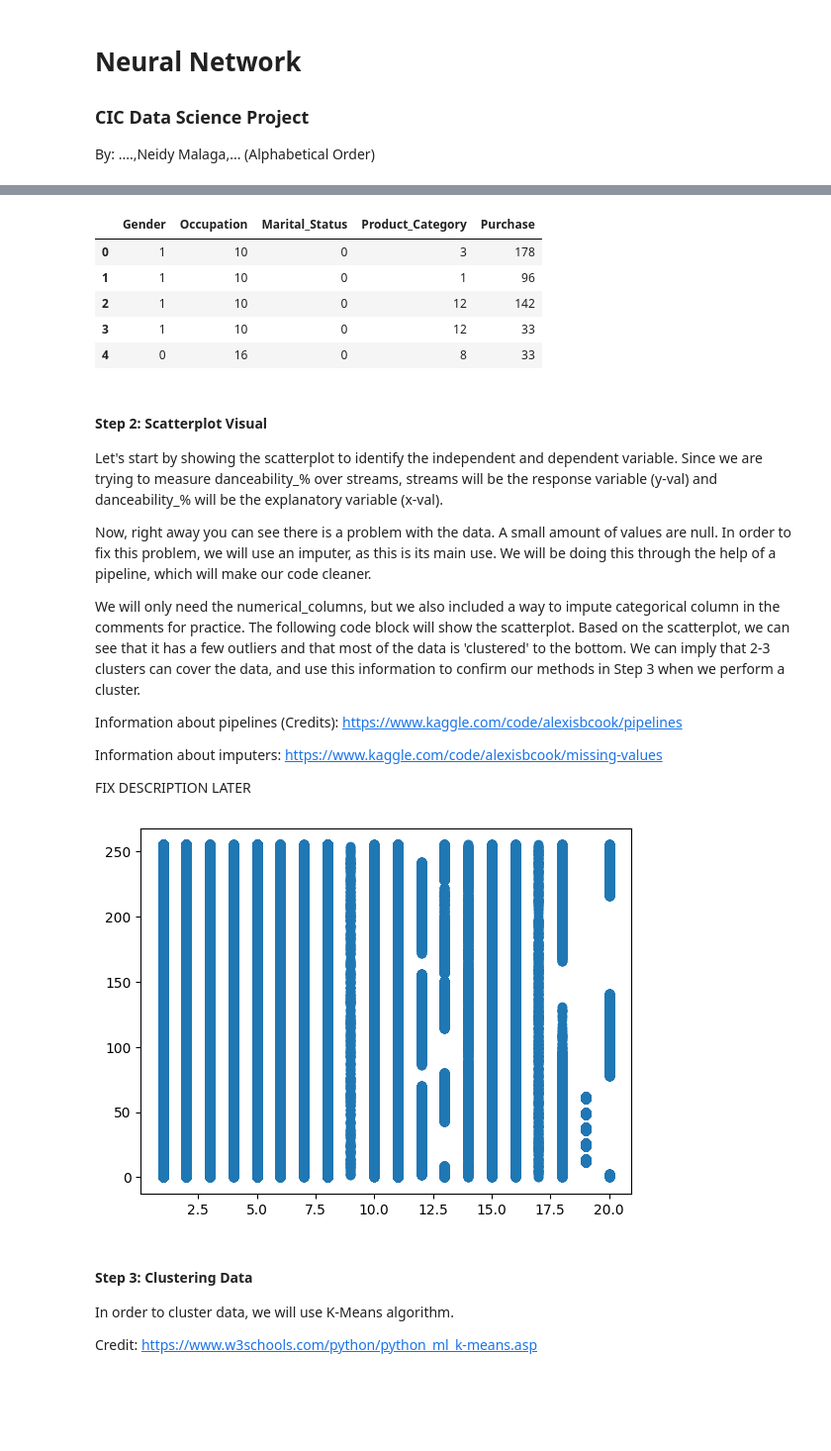
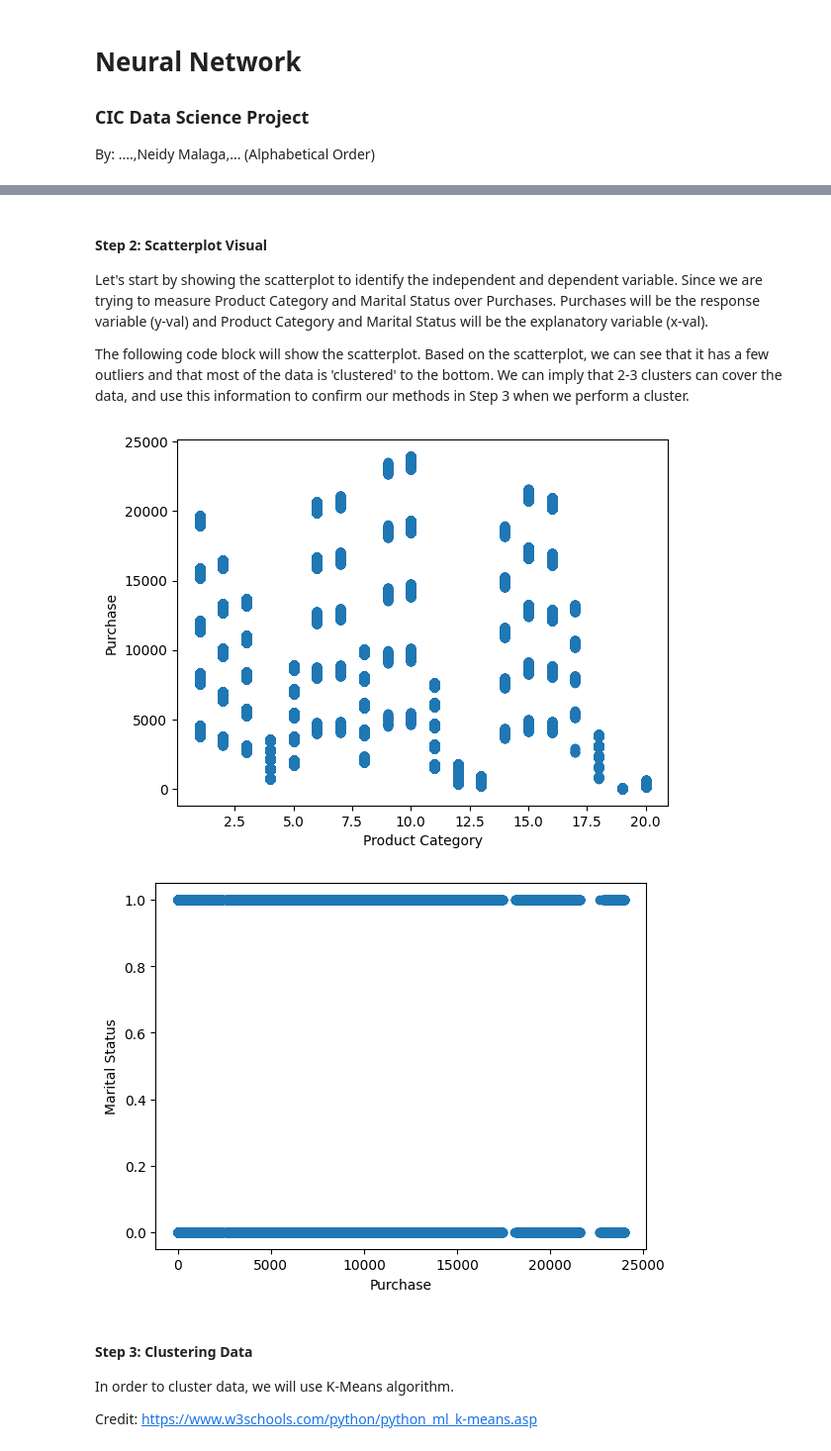
Before and after one commit to CIC-Research/Data-Science-Project, a Jupyter notebook: main.ipynb, the cells around one changed output, grey strips where cells are left out. Shown at 99% size. Cells and saved outputs as stored; diff of their text form; code cells hidden in the pictures; blank space fills up the shorter version.

Commit message:
cleaned up Step 2 and Step 3

```diff
--- a/main.ipynb
+++ b/main.ipynb
@@ -16,57 +16,31 @@ Walmart_Data['Product_Category'] = Walmart_Data['Product_Category'].astype('uint
 Walmart_Data['Purchase'] = Walmart_Data['Purchase'].astype('uint8')
 Walmart_Data['Gender'] = Walmart_Data['Gender'].map({'M': 0, 'F': 1})
 
-#Not in use yet
-Walmart_Data.drop('Product_ID', axis=1, inplace=True)
-Walmart_Data.drop('User_ID', axis=1, inplace=True)
-Walmart_Data.drop('Age', axis=1, inplace=True)
-Walmart_Data.drop('City_Category', axis=1, inplace=True)
-Walmart_Data.drop('Stay_In_Current_City_Years', axis=1, inplace=True)
+Walmart_Data.head()
 
-Walmart_Data.head()
+Product_Over_Purchase = pd.DataFrame({'Product_Category': Walmart_Data['Product_Category'],'Purchase': Walmart_Data['Purchase']})
+Marital_Over_Purchase = pd.DataFrame({'Marital_Status': Walmart_Data['Marital_Status'],'Purchase': Walmart_Data['Purchase']})
-# %% [output]
-|  | Gender | Occupation | Marital_Status | Product_Category | Purchase |
-| 0 | 1 | 10 | 0 | 3 | 178 |
-| 1 | 1 | 10 | 0 | 1 | 96 |
-| 2 | 1 | 10 | 0 | 12 | 142 |
-| 3 | 1 | 10 | 0 | 12 | 33 |
-| 4 | 0 | 16 | 0 | 8 | 33 |
 # %% [markdown]
 #### Step 2: Scatterplot Visual
-Let's start by showing the scatterplot to identify the independent and dependent variable. Since we are trying to measure danceability_% over streams, streams will be the response variable (y-val) and danceability_% will be the explanatory variable (x-val).
+Let's start by showing the scatterplot to identify the independent and dependent variable. Since we are trying to measure Product Category and Marital Status over Purchases. Purchases will be the response variable (y-val) and Product Category and Marital Status will be the explanatory variable (x-val).
 
-Now, right away you can see there is a problem with the data. A small amount of values are null. In order to fix this problem, we will use an imputer, as this is its main use. We will be doing this through the help of a pipeline, which will make our code cleaner.
-
-We will only need the numerical_columns, but we also included a way to impute categorical column in the comments for practice. The following code block will show the scatterplot. Based on the scatterplot, we can see that it has a few outliers and that most of the data is 'clustered' to the bottom. We can imply that 2-3 clusters can cover the data, and use this information to confirm our methods in Step 3 when we perform a cluster.
-
-Information about pipelines (Credits): https://www.kaggle.com/code/alexisbcook/pipelines
-
-Information about imputers: https://www.kaggle.com/code/alexisbcook/missing-values
-
-FIX DESCRIPTION LATER
+The following code block will show the scatterplot. Based on the scatterplot, we can see that it has a few outliers and that most of the data is 'clustered' to the bottom. We can imply that 2-3 clusters can cover the data, and use this information to confirm our methods in Step 3 when we perform a cluster.
 # %%
 import matplotlib.pyplot as plt
 
-# #set up x,y vals
-# stream_data = Spotify_Pipeline_Data['streams']
-# mode_data = Spotify_Pipeline_Data['mode']
-#
-# #create scatterplot, annotate scatterplot, show scatterplot
-# plt.scatter(stream_data, mode_data)
-# plt.xlabel('Streams')
-# plt.ylabel('Mode (0-Major, 1-Minor)')
-# plt.show()
+#create scatterplot, annotate scatterplot, show scatterplot
+plt.scatter(Product_Over_Purchase['Product_Category'], Product_Over_Purchase['Purchase'])
+plt.xlabel('Product Category')
+plt.ylabel('Purchase')
+plt.show()
 
-#set up x,y vals
-y = Walmart_Data['Purchase']
-x = Walmart_Data['Product_Category']
-
-#create scatterplot, annotate scatterplot, show scatterplot
-plt.scatter(x, y)
-
+plt.scatter(Marital_Over_Purchase['Purchase'], Marital_Over_Purchase['Marital_Status'])
+plt.xlabel('Purchase')
+plt.ylabel('Marital Status')
 plt.show()
 # %% [output]
-[figure, old version]
+[figure, new version]
+[figure, added]
 # %% [markdown]
 #### Step 3: Clustering Data
 In order to cluster data, we will use K-Means algorithm.
```
Also changed, not shown: parts of 6 cells of this notebook.
